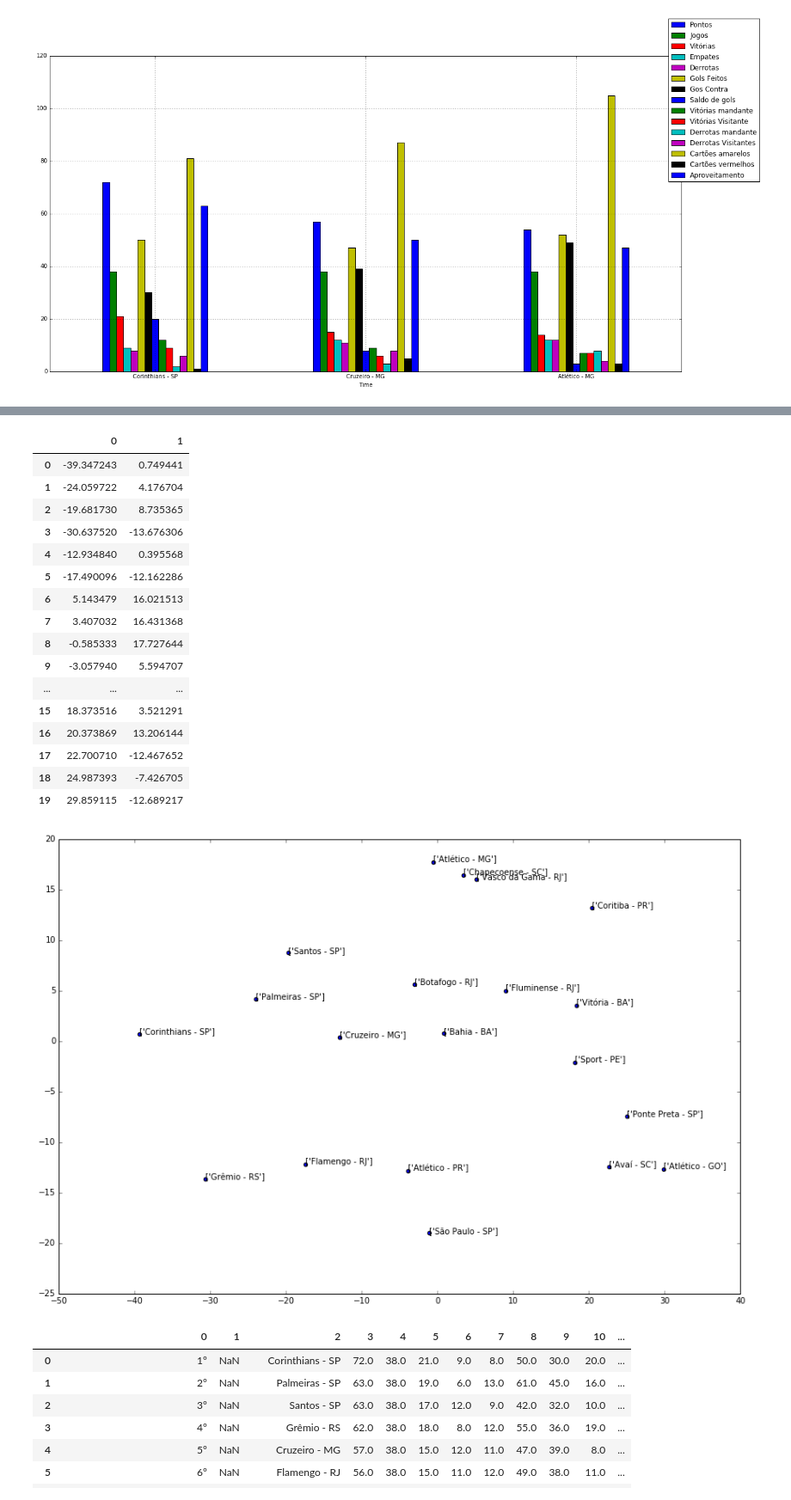
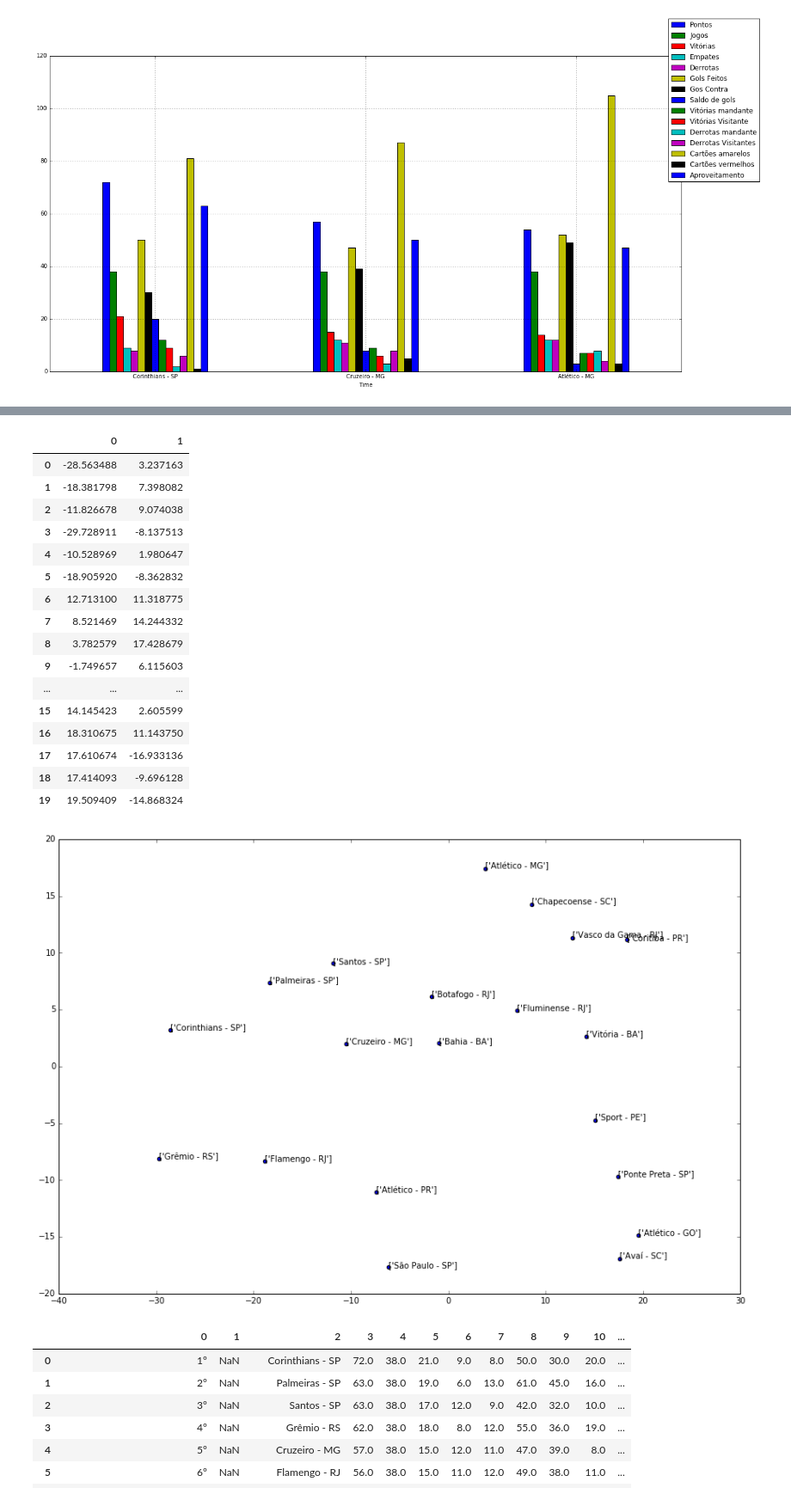
Before and after one commit to dalraf/jupyter, a Jupyter notebook: Campeonato Brasileiro.ipynb, the cells around one changed output, grey strips where cells are left out. Shown at 86% size. Saved outputs shown, nothing was run; the diff lists cells and outputs as text; code cells hidden in the pictures.

```diff
--- a/Campeonato Brasileiro.ipynb
+++ b/Campeonato Brasileiro.ipynb
@@ -32,4 +32,5 @@ plt.show()
 # %% [output]
 [figure]
 # %%
-tabelasta = dfs[0].drop([0,1,2], axis=1).drop([20])
+tabelasta = dfs[0].drop([0,1,2,3,17], axis=1).drop([20])
+tabelasta
@@ -39,34 +58,38 @@ distribuicao = pd.DataFrame(pca.fit_transform(tabelasta))
 distribuicao
 # %% [output]
 |  | 0 | 1 |
-| 0 | -39.347243 | 0.749441 |
-| 1 | -24.059722 | 4.176704 |
-| 2 | -19.681730 | 8.735365 |
-| 3 | -30.637520 | -13.676306 |
-| 4 | -12.934840 | 0.395568 |
-| 5 | -17.490096 | -12.162286 |
-| 6 | 5.143479 | 16.021513 |
-| 7 | 3.407032 | 16.431368 |
-| 8 | -0.585333 | 17.727644 |
-| 9 | -3.057940 | 5.594707 |
+| 0 | -28.563488 | 3.237163 |
+| 1 | -18.381798 | 7.398082 |
+| 2 | -11.826678 | 9.074038 |
+| 3 | -29.728911 | -8.137513 |
+| 4 | -10.528969 | 1.980647 |
+| 5 | -18.905920 | -8.362832 |
+| 6 | 12.713100 | 11.318775 |
+| 7 | 8.521469 | 14.244332 |
+| 8 | 3.782579 | 17.428679 |
+| 9 | -1.749657 | 6.115603 |
 | ... | ... | ... |
-| 15 | 18.373516 | 3.521291 |
-| 16 | 20.373869 | 13.206144 |
-| 17 | 22.700710 | -12.467652 |
-| 18 | 24.987393 | -7.426705 |
-| 19 | 29.859115 | -12.689217 |
+| 15 | 14.145423 | 2.605599 |
+| 16 | 18.310675 | 11.143750 |
+| 17 | 17.610674 | -16.933136 |
+| 18 | 17.414093 | -9.696128 |
+| 19 | 19.509409 | -14.868324 |
 # %%
 listatimes = tabela.drop([20])[['Time']].values.tolist()
 # %%
 fig, ax = plt.subplots(figsize=(15,10))
-ax.scatter(distribuicao[0], distribuicao[1])
+
+x = distribuicao[0]
+y = distribuicao[1]
+
+ax.scatter(x, y)
 
 for i, txt in enumerate(listatimes):
     ax.annotate(txt, (x[i],y[i]))
 
 plt.show()
 # %% [output]
-[figure, old version]
+[figure, new version]
 # %%
 dfs[0]
 # %% [output]
```
Also changed, not shown: parts of 2 cells of this notebook.
